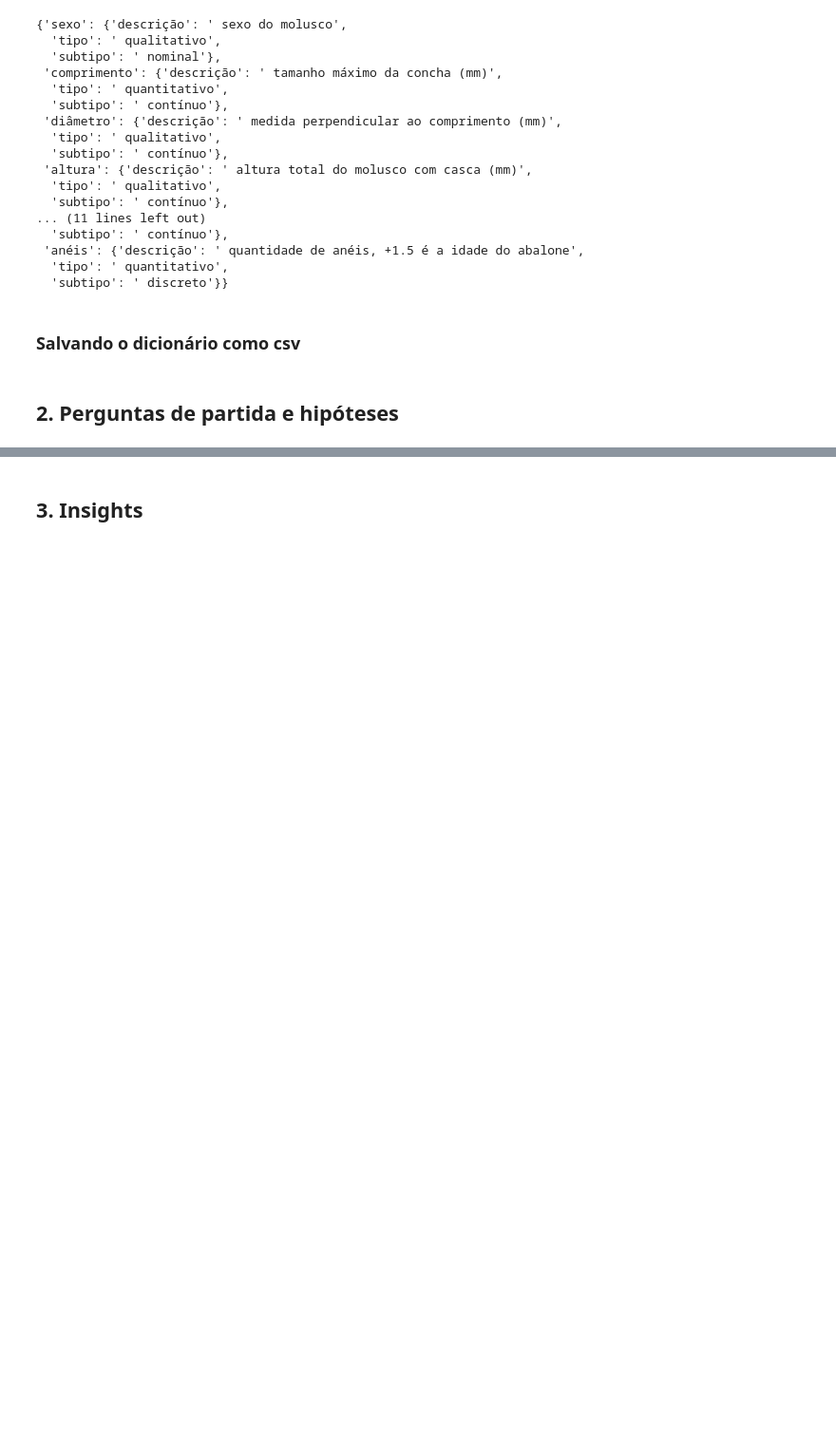
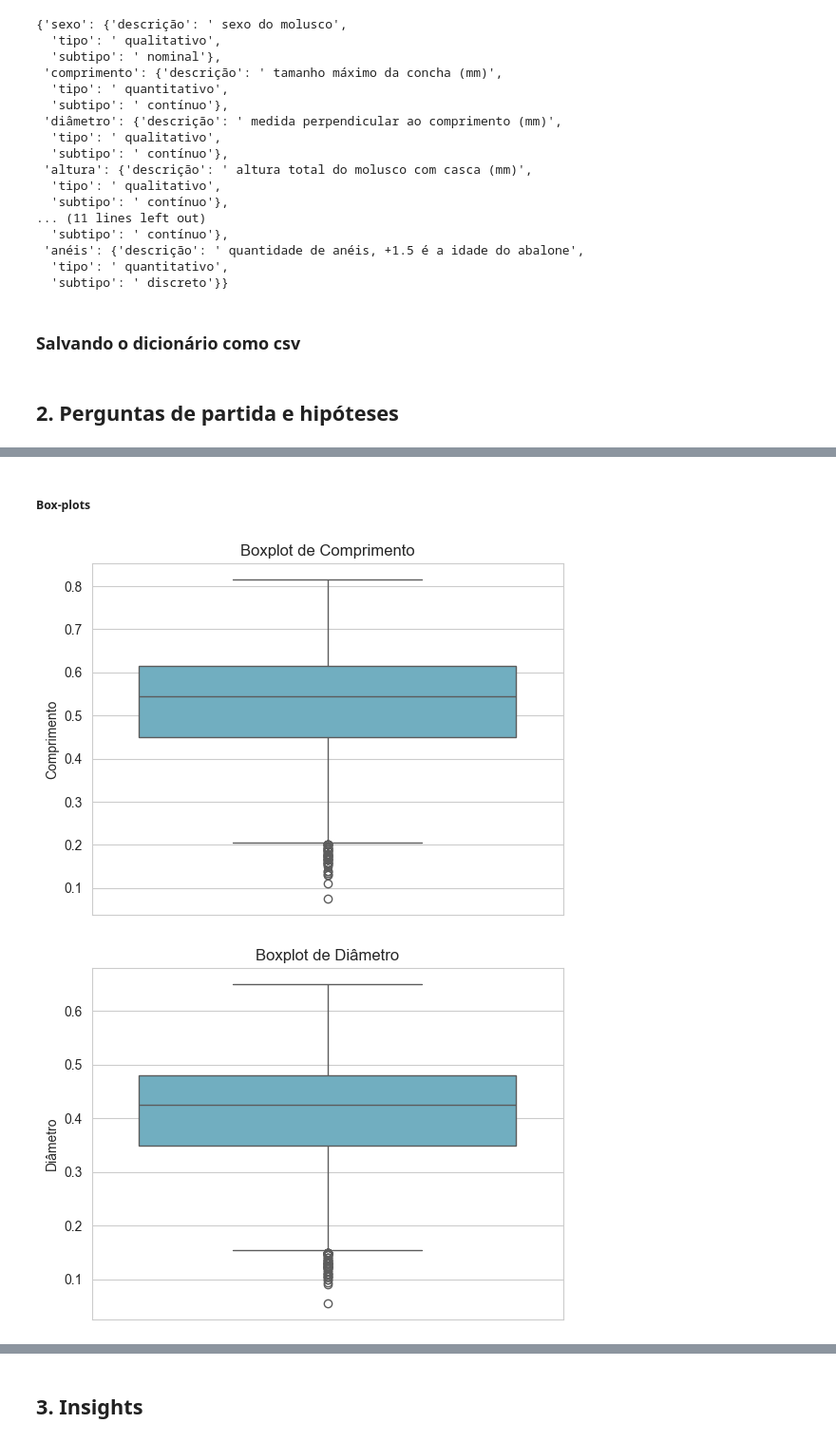
Before and after one commit to atlantico-academy/equipe-01, a Jupyter notebook: notebooks/01-exploratory_data_analysis.ipynb, the cells around one changed output, grey strips where cells are left out. Shown at 95% size. Drawn from its saved outputs; the diff is of its cells as text; code cells hidden in the pictures; blank space fills up the shorter version.

```diff
--- a/notebooks/01-exploratory_data_analysis.ipynb
+++ b/notebooks/01-exploratory_data_analysis.ipynb
@@ -87,0 +298,11 @@ with open(csv_path, 'w', newline='', encoding='utf-8') as file:
+# %% [markdown]
+##### Box-plots
+# %%
+for col in df.columns:
+    if df[col].dtype != object:
+        sns.boxplot(df[col], color='#64b5cd')
+        plt.title(f'Boxplot de {col}')
+        plt.show()
+# %% [output]
+[figure, added]
+[figure, added]
```
Also changed, not shown: parts of 52 cells of this notebook, 1 other file.
